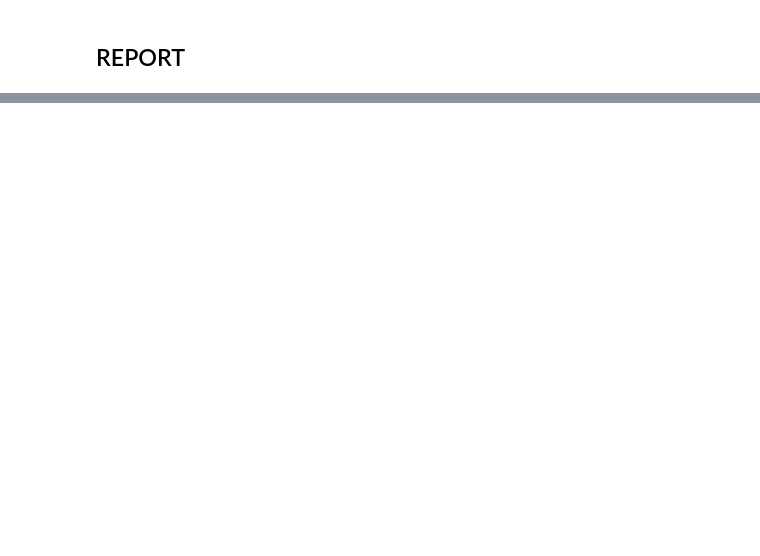
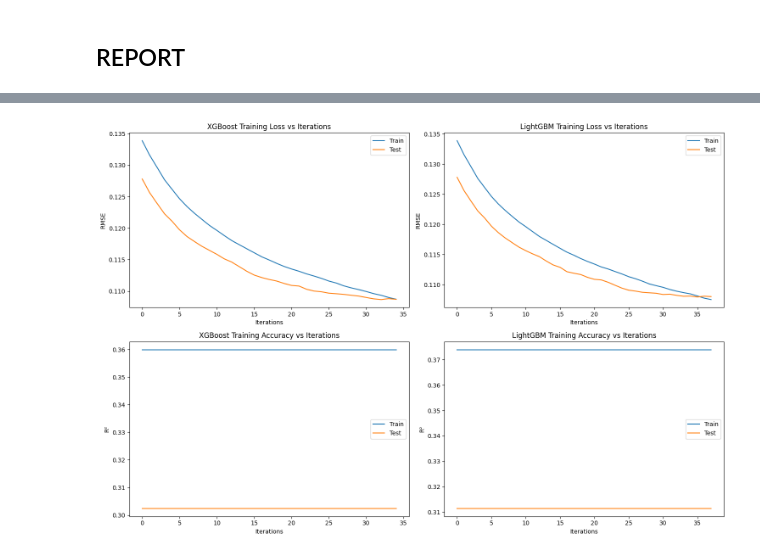
Before and after one commit to CommonDrum/Applied-AI, a Jupyter notebook: code.ipynb, the cells around one changed output, grey strips where cells are left out. Cells and saved outputs as stored; diff of their text form; code cells hidden in the pictures; blank space fills up the shorter version.

```diff
--- a/code.ipynb
+++ b/code.ipynb
@@ -194,0 +207,42 @@ LightGBM 0.107844 0.08715 0.312798           0.040872             0.001582
+# %%
+plt.figure(figsize=(15, 10))
+
+# XGBoost training loss
+plt.subplot(2, 2, 1)
+plt.plot(x_axis_xgb, results_xgb['validation_0']['rmse'], label='Train')
+plt.plot(x_axis_xgb, results_xgb['validation_1']['rmse'], label='Test')
+plt.legend()
+plt.title('XGBoost Training Loss vs Iterations')
+plt.xlabel('Iterations')
+plt.ylabel('RMSE')
+
+# LightGBM training loss
+plt.subplot(2, 2, 2)
+plt.plot(x_axis_lgb, np.sqrt(results_lgb['training']['l2']), label='Train')
+plt.plot(x_axis_lgb, np.sqrt(results_lgb['valid_1']['l2']), label='Test')
+plt.legend()
+plt.title('LightGBM Training Loss vs Iterations')
+plt.xlabel('Iterations')
+plt.ylabel('RMSE')
+
+# XGBoost training accuracy (R²)
+plt.subplot(2, 2, 3)
+plt.plot(x_axis_xgb, [r2_score(y_train, model_xgb.predict(X_train)) for _ in x_axis_xgb], label='Train')
+plt.plot(x_axis_xgb, [r2_score(y_test, model_xgb.predict(X_test)) for _ in x_axis_xgb], label='Test')
+plt.legend()
+plt.title('XGBoost Training Accuracy vs Iterations')
+plt.xlabel('Iterations')
+plt.ylabel('R²')
+
+# LightGBM training accuracy (R²)
+plt.subplot(2, 2, 4)
+plt.plot(x_axis_lgb, [r2_score(y_train, model_lgb.predict(X_train)) for _ in x_axis_lgb], label='Train')
+plt.plot(x_axis_lgb, [r2_score(y_test, model_lgb.predict(X_test)) for _ in x_axis_lgb], label='Test')
+plt.legend()
+plt.title('LightGBM Training Accuracy vs Iterations')
+plt.xlabel('Iterations')
+plt.ylabel('R²')
+
+plt.tight_layout()
+plt.show()
+# %% [output]
@@ -195,3 +266,4 @@ LightGBM 0.107844 0.08715 0.312798           0.040872             0.001582
+[figure, added]
 # %%
 #LightGBM Distributed Learning
 import dask.array as da
```
Also changed, not shown: parts of 10 cells of this notebook, 1 other file.
